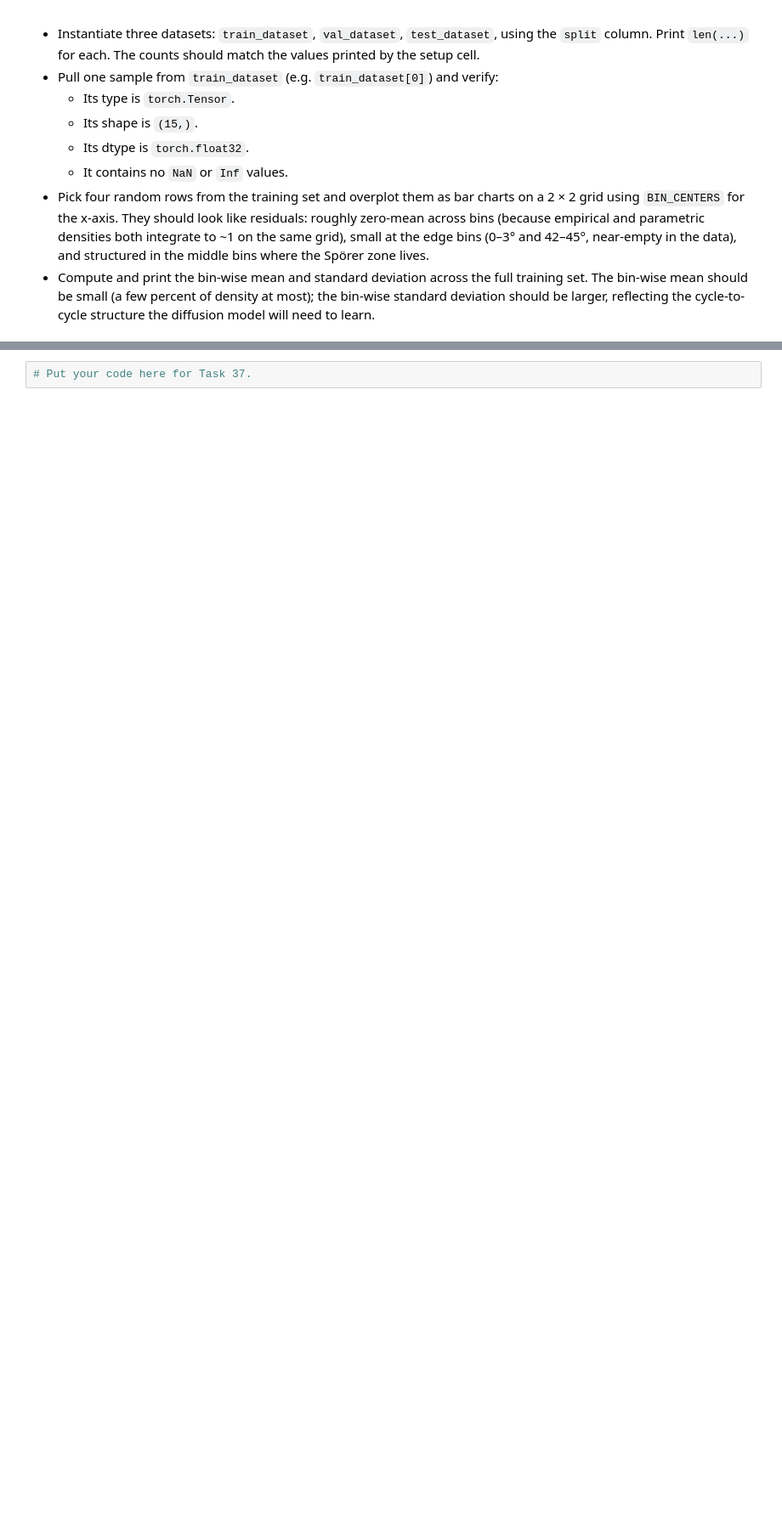
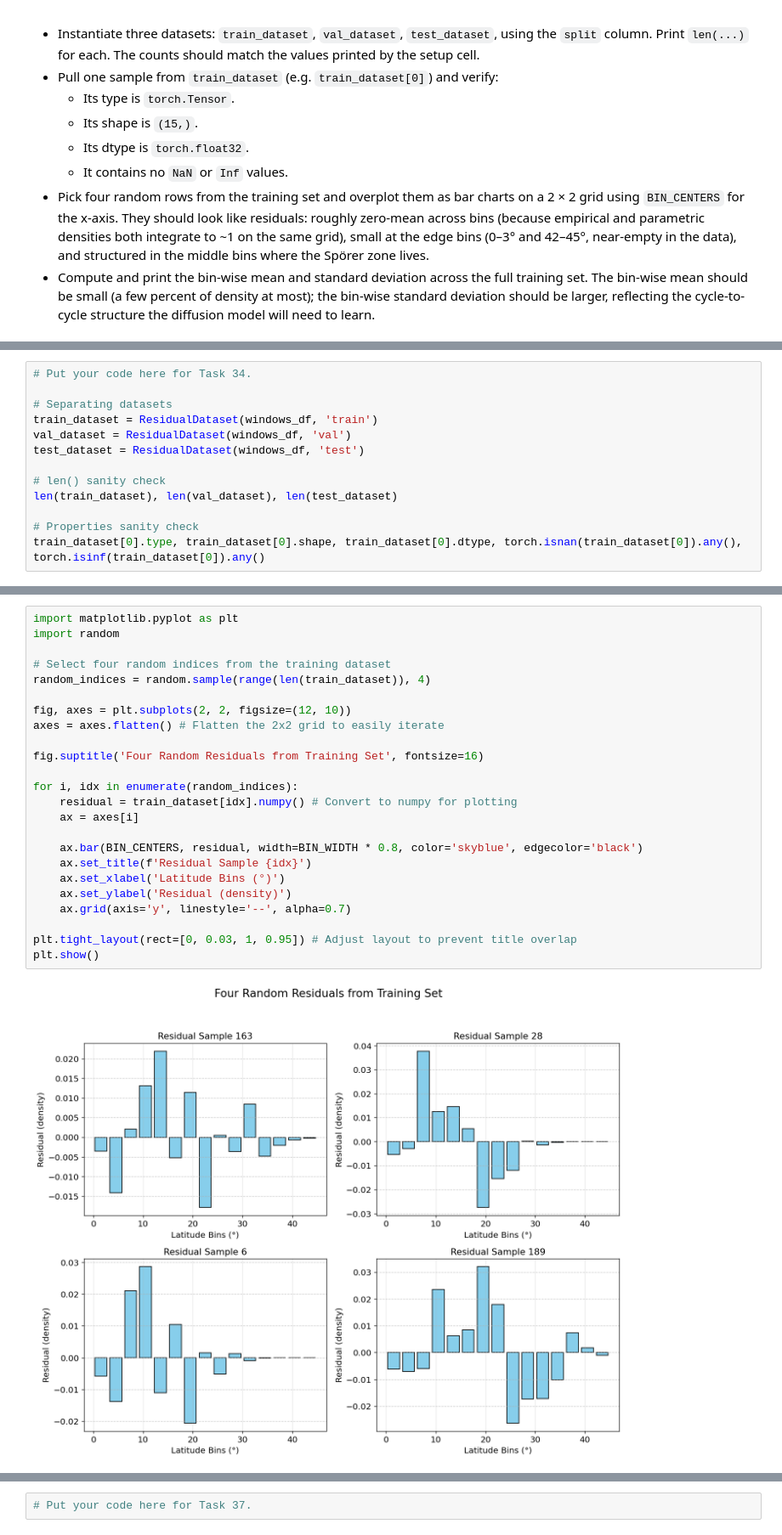
Before and after one commit to SwRI-IDEA-Lab/butterflai, a Jupyter notebook: weeks/week_08/08_Diffusion_Pipeline.ipynb, the cells around one changed output, grey strips where cells are left out. Shown at 85% size. Saved outputs shown, nothing was run; the diff lists cells and outputs as text; blank space fills up the shorter version.

Commit message:
Work through task 36

```diff
--- a/weeks/week_08/08_Diffusion_Pipeline.ipynb
+++ b/weeks/week_08/08_Diffusion_Pipeline.ipynb
@@ -448,0 +466,13 @@ sanity checks before moving on.
+# %%
+# Put your code here for Task 34.
+
+# Separating datasets
+train_dataset = ResidualDataset(windows_df, 'train')
+val_dataset = ResidualDataset(windows_df, 'val')
+test_dataset = ResidualDataset(windows_df, 'test')
+
+# len() sanity check
+len(train_dataset), len(val_dataset), len(test_dataset)
+
+# Properties sanity check
+train_dataset[0].type, train_dataset[0].shape, train_dataset[0].dtype, torch.isnan(train_dataset[0]).any(), torch.isinf(train_dataset[0]).any()
@@ -448,0 +485,26 @@ sanity checks before moving on.
+# %%
+import matplotlib.pyplot as plt
+import random
+
+# Select four random indices from the training dataset
+random_indices = random.sample(range(len(train_dataset)), 4)
+
+fig, axes = plt.subplots(2, 2, figsize=(12, 10))
+axes = axes.flatten() # Flatten the 2x2 grid to easily iterate
+
+fig.suptitle('Four Random Residuals from Training Set', fontsize=16)
+
+for i, idx in enumerate(random_indices):
+    residual = train_dataset[idx].numpy() # Convert to numpy for plotting
+    ax = axes[i]
+
+    ax.bar(BIN_CENTERS, residual, width=BIN_WIDTH * 0.8, color='skyblue', edgecolor='black')
+    ax.set_title(f'Residual Sample {idx}')
+    ax.set_xlabel('Latitude Bins (°)')
+    ax.set_ylabel('Residual (density)')
+    ax.grid(axis='y', linestyle='--', alpha=0.7)
+
+plt.tight_layout(rect=[0, 0.03, 1, 0.95]) # Adjust layout to prevent title overlap
+plt.show()
+# %% [output]
+[figure, added]
```
Also changed, not shown: parts of 9 cells of this notebook.
